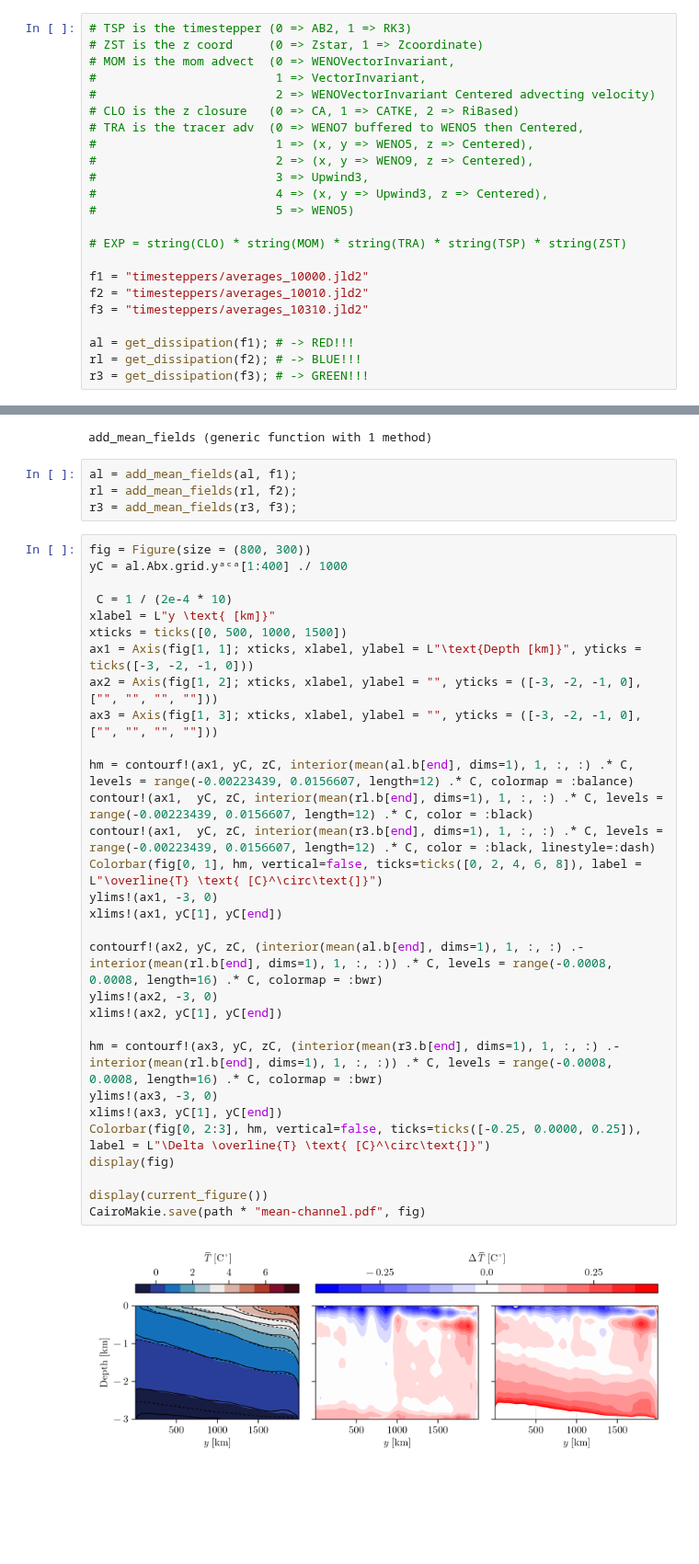
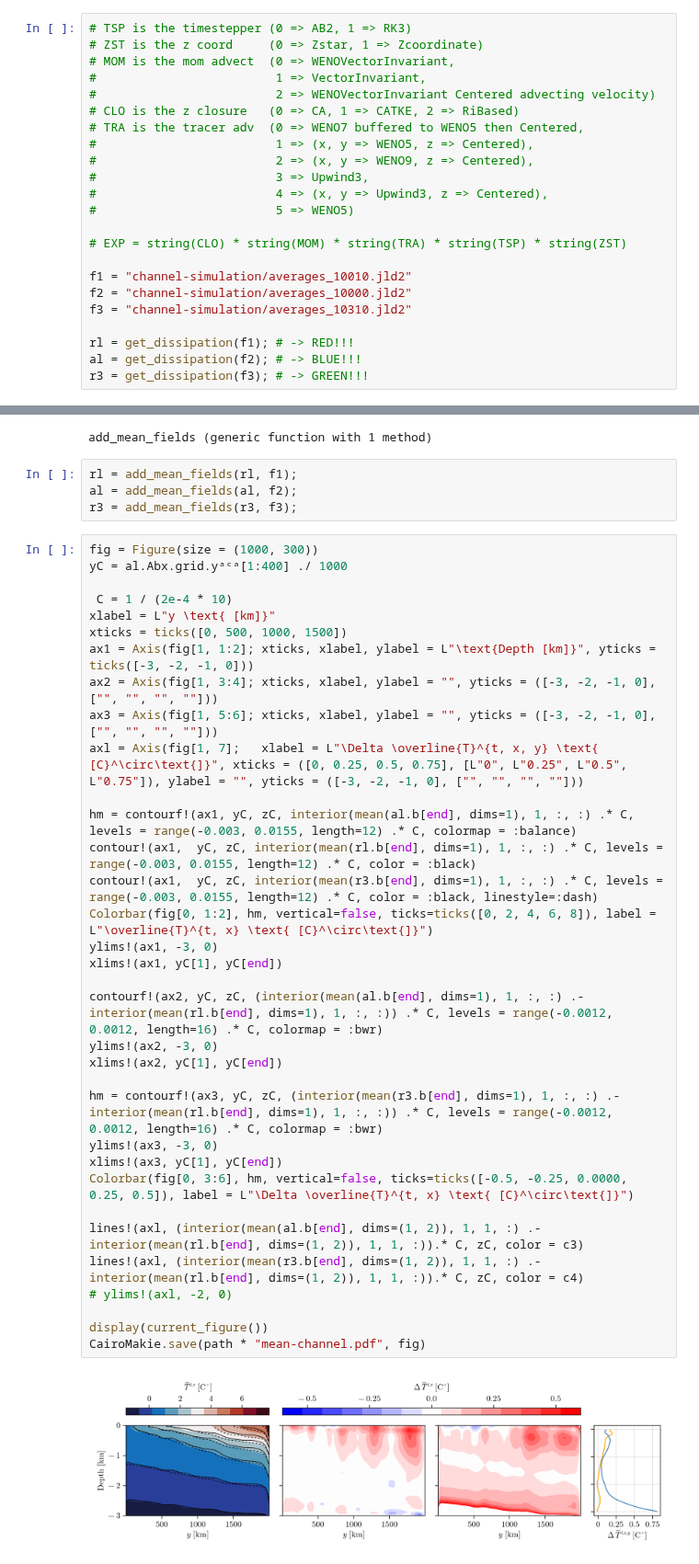
Before and after one commit to simone-silvestri/TimestepperTestCases.jl, a Jupyter notebook: Results_channel.ipynb, the cells around one changed output, grey strips where cells are left out. Shown at 92% size. Drawn from its saved outputs; the diff is of its cells as text; blank space fills up the shorter version.

```diff
--- a/Results_channel.ipynb
+++ b/Results_channel.ipynb
@@ -77,12 +71,12 @@ get_dissipation (generic function with 1 method)
 
 # EXP = string(CLO) * string(MOM) * string(TRA) * string(TSP) * string(ZST)
 
-f1 = "timesteppers/averages_10000.jld2"
-f2 = "timesteppers/averages_10010.jld2"
-f3 = "timesteppers/averages_10310.jld2"
+f1 = "channel-simulation/averages_10010.jld2"
+f2 = "channel-simulation/averages_10000.jld2"
+f3 = "channel-simulation/averages_10310.jld2"
 
-al = get_dissipation(f1); # -> RED!!!
-rl = get_dissipation(f2); # -> BLUE!!!
+rl = get_dissipation(f1); # -> RED!!!
+al = get_dissipation(f2); # -> BLUE!!!
 r3 = get_dissipation(f3); # -> GREEN!!!
 # %%
 function add_dissipation(case)
@@ -232,38 +263,42 @@ end
 # %% [output]
 add_mean_fields (generic function with 1 method)
 # %%
-al = add_mean_fields(al, f1);
-rl = add_mean_fields(rl, f2);
+rl = add_mean_fields(rl, f1);
+al = add_mean_fields(al, f2);
 r3 = add_mean_fields(r3, f3);
 # %%
-fig = Figure(size = (800, 300))
+fig = Figure(size = (1000, 300))
 yC = al.Abx.grid.yᵃᶜᵃ[1:400] ./ 1000
 
  C = 1 / (2e-4 * 10)
 xlabel = L"y \text{ [km]}"
 xticks = ticks([0, 500, 1000, 1500])
-ax1 = Axis(fig[1, 1]; xticks, xlabel, ylabel = L"\text{Depth [km]}", yticks = ticks([-3, -2, -1, 0]))
-ax2 = Axis(fig[1, 2]; xticks, xlabel, ylabel = "", yticks = ([-3, -2, -1, 0], ["", "", "", ""]))
-ax3 = Axis(fig[1, 3]; xticks, xlabel, ylabel = "", yticks = ([-3, -2, -1, 0], ["", "", "", ""]))
+ax1 = Axis(fig[1, 1:2]; xticks, xlabel, ylabel = L"\text{Depth [km]}", yticks = ticks([-3, -2, -1, 0]))
+ax2 = Axis(fig[1, 3:4]; xticks, xlabel, ylabel = "", yticks = ([-3, -2, -1, 0], ["", "", "", ""]))
+ax3 = Axis(fig[1, 5:6]; xticks, xlabel, ylabel = "", yticks = ([-3, -2, -1, 0], ["", "", "", ""]))
+axl = Axis(fig[1, 7];   xlabel = L"\Delta \overline{T}^{t, x, y} \text{ [C}^\circ\text{]}", xticks = ([0, 0.25, 0.5, 0.75], [L"0", L"0.25", L"0.5", L"0.75"]), ylabel = "", yticks = ([-3, -2, -1, 0], ["", "", "", ""]))
 
-hm = contourf!(ax1, yC, zC, interior(mean(al.b[end], dims=1), 1, :, :) .* C, levels = range(-0.00223439, 0.0156607, length=12) .* C, colormap = :balance)
-contour!(ax1,  yC, zC, interior(mean(rl.b[end], dims=1), 1, :, :) .* C, levels = range(-0.00223439, 0.0156607, length=12) .* C, color = :black)
-contour!(ax1,  yC, zC, interior(mean(r3.b[end], dims=1), 1, :, :) .* C, levels = range(-0.00223439, 0.0156607, length=12) .* C, color = :black, linestyle=:dash)
-Colorbar(fig[0, 1], hm, vertical=false, ticks=ticks([0, 2, 4, 6, 8]), label = L"\overline{T} \text{ [C}^\circ\text{]}")
+hm = contourf!(ax1, yC, zC, interior(mean(al.b[end], dims=1), 1, :, :) .* C, levels = range(-0.003, 0.0155, length=12) .* C, colormap = :balance)
+contour!(ax1,  yC, zC, interior(mean(rl.b[end], dims=1), 1, :, :) .* C, levels = range(-0.003, 0.0155, length=12) .* C, color = :black)
+contour!(ax1,  yC, zC, interior(mean(r3.b[end], dims=1), 1, :, :) .* C, levels = range(-0.003, 0.0155, length=12) .* C, color = :black, linestyle=:dash)
+Colorbar(fig[0, 1:2], hm, vertical=false, ticks=ticks([0, 2, 4, 6, 8]), label = L"\overline{T}^{t, x} \text{ [C}^\circ\text{]}")
 ylims!(ax1, -3, 0)
 xlims!(ax1, yC[1], yC[end])
 
-contourf!(ax2, yC, zC, (interior(mean(al.b[end], dims=1), 1, :, :) .- interior(mean(rl.b[end], dims=1), 1, :, :)) .* C, levels = range(-0.0008, 0.0008, length=16) .* C, colormap = :bwr)
+contourf!(ax2, yC, zC, (interior(mean(al.b[end], dims=1), 1, :, :) .- interior(mean(rl.b[end], dims=1), 1, :, :)) .* C, levels = range(-0.0012, 0.0012, length=16) .* C, colormap = :bwr)
 ylims!(ax2, -3, 0)
 xlims!(ax2, yC[1], yC[end])
 
-hm = contourf!(ax3, yC, zC, (interior(mean(r3.b[end], dims=1), 1, :, :) .- interior(mean(rl.b[end], dims=1), 1, :, :)) .* C, levels = range(-0.0008, 0.0008, length=16) .* C, colormap = :bwr)
+hm = contourf!(ax3, yC, zC, (interior(mean(r3.b[end], dims=1), 1, :, :) .- interior(mean(rl.b[end], dims=1), 1, :, :)) .* C, levels = range(-0.0012, 0.0012, length=16) .* C, colormap = :bwr)
 ylims!(ax3, -3, 0)
 xlims!(ax3, yC[1], yC[end])
-Colorbar(fig[0, 2:3], hm, vertical=false, ticks=ticks([-0.25, 0.0000, 0.25]), label = L"\Delta \overline{T} \text{ [C}^\circ\text{]}")
-display(fig)
+Colorbar(fig[0, 3:6], hm, vertical=false, ticks=ticks([-0.5, -0.25, 0.0000, 0.25, 0.5]), label = L"\Delta \overline{T}^{t, x} \text{ [C}^\circ\text{]}")
+
+lines!(axl, (interior(mean(al.b[end], dims=(1, 2)), 1, 1, :) .- interior(mean(rl.b[end], dims=(1, 2)), 1, 1, :)).* C, zC, color = c3)
+lines!(axl, (interior(mean(r3.b[end], dims=(1, 2)), 1, 1, :) .- interior(mean(rl.b[end], dims=(1, 2)), 1, 1, :)).* C, zC, color = c4)
+# ylims!(axl, -2, 0)
 
 display(current_figure())
 CairoMakie.save(path * "mean-channel.pdf", fig)
 # %% [output]
-[figure, old version]
+[figure, new version]
```
Also changed, not shown: parts of 7 cells of this notebook, 15 other files.
